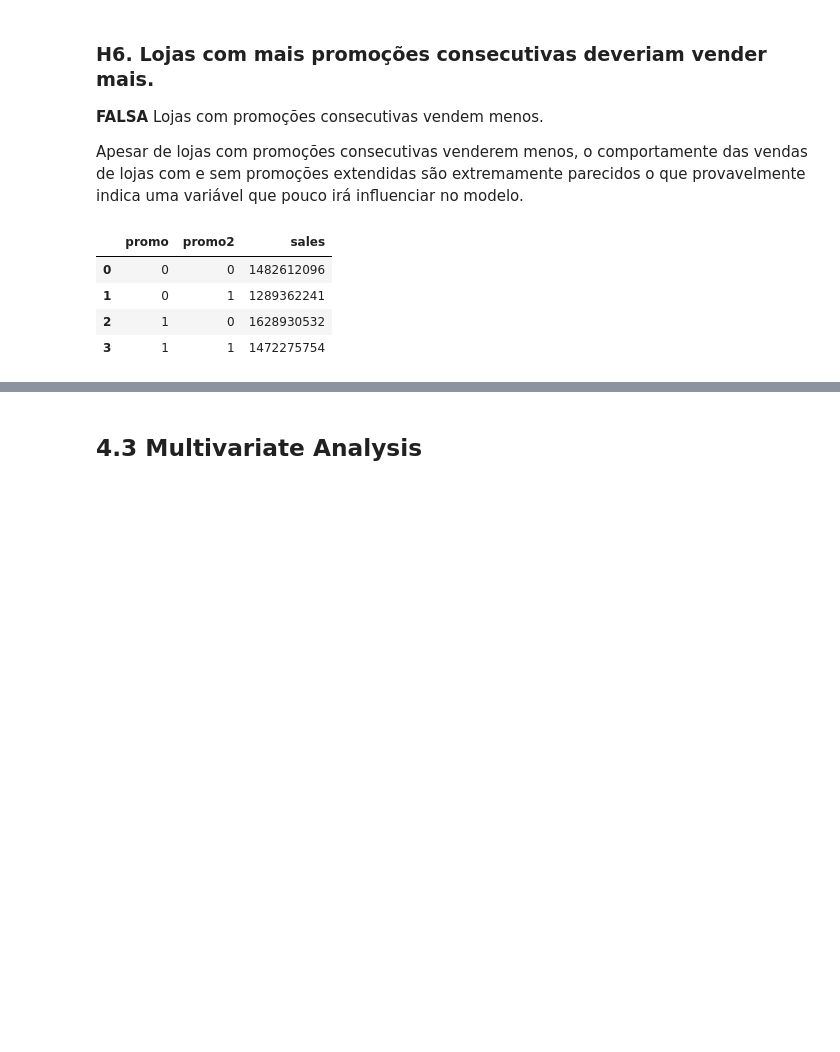
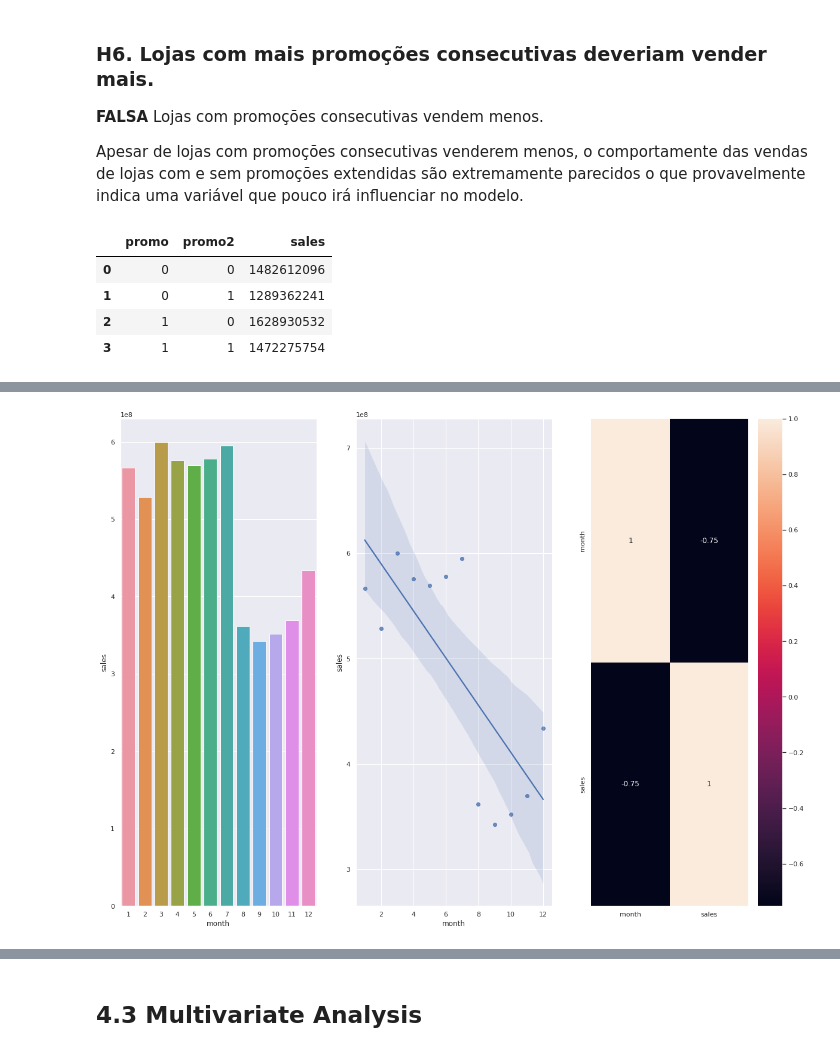
Before and after one commit to JeffersonMedines/rossmann_store_sales, a Jupyter notebook: m04_v01_store_sales_prediction.ipynb, the cells around one changed output, grey strips where cells are left out. Saved outputs shown, nothing was run; the diff lists cells and outputs as text; code cells hidden in the pictures; blank space fills up the shorter version.

```diff
--- a/m04_v01_store_sales_prediction.ipynb
+++ b/m04_v01_store_sales_prediction.ipynb
@@ -616,0 +662,17 @@ ax.legend( labels=['Traditional & Extended', 'Extended'] );
+# %%
+# Create Auxiliary Df
+aux = df4[['month', 'sales']].groupby( 'month' ).sum().reset_index()
+
+# Graph 1 - Sales by Month
+plt.subplot( 1, 3, 1 )
+sns.barplot( x='month', y='sales', data=aux );
+
+# Graph 2 - Sales by Month Tendence
+plt.subplot( 1, 3, 2 )
+sns.regplot( x='month', y='sales', data=aux );
+
+# Graph 3 - Sales by Month Correlation
+plt.subplot( 1, 3, 3 )
+sns.heatmap( aux.corr( method='pearson' ), annot=True );
+# %% [output]
+[figure, added]
```
Also changed, not shown: parts of 13 cells of this notebook.
